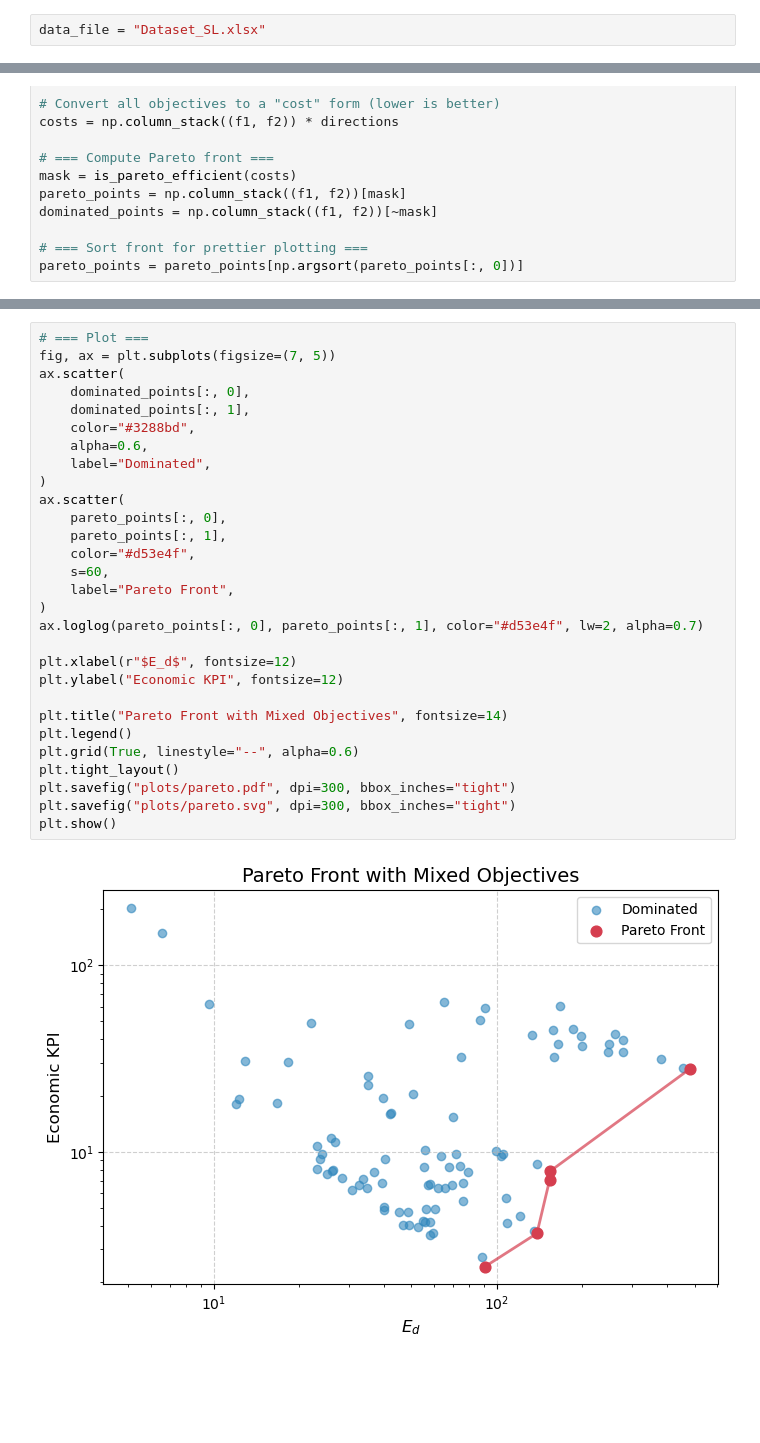
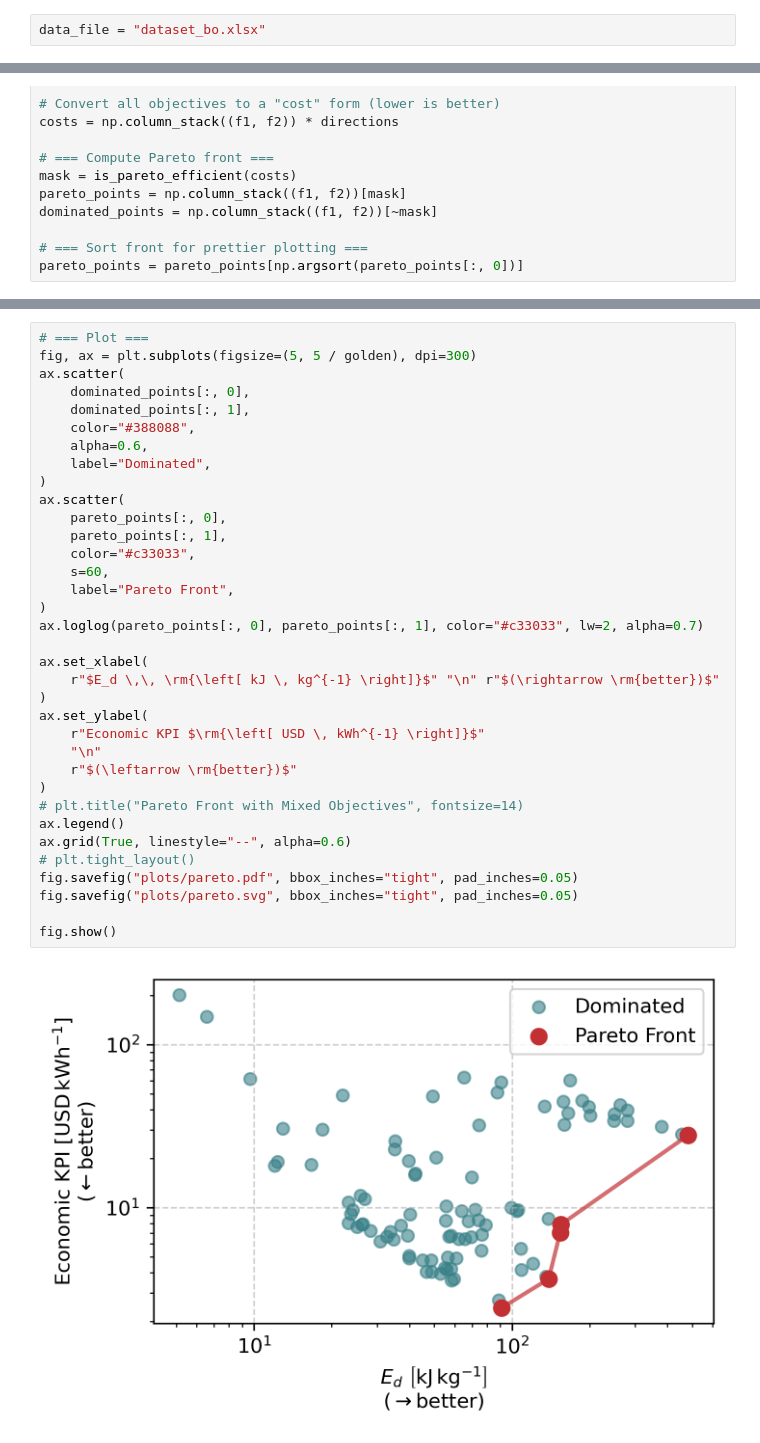
Before and after one commit to giuliobarl/cementbopt, a Jupyter notebook: plots.ipynb, the cells around one changed output, grey strips where cells are left out. Drawn from its saved outputs; the diff is of its cells as text; blank space fills up the shorter version.

```diff
--- a/plots.ipynb
+++ b/plots.ipynb
@@ -26,7 +28,7 @@ Path.mkdir(log_dir, exist_ok=True)
 # %% [markdown]
 ## Data reading
 # %%
-data_file = "Dataset_SL.xlsx"
+data_file = "dataset_bo.xlsx"
 # %% [markdown]
 ### Define experimental data
 # %%
@@ -262,31 +302,37 @@ pareto_points = pareto_points[np.argsort(pareto_points[:, 0])]
 # %%
 # === Plot ===
-fig, ax = plt.subplots(figsize=(7, 5))
+fig, ax = plt.subplots(figsize=(5, 5 / golden), dpi=300)
 ax.scatter(
     dominated_points[:, 0],
     dominated_points[:, 1],
-    color="#3288bd",
+    color="#388088",
     alpha=0.6,
     label="Dominated",
 )
 ax.scatter(
     pareto_points[:, 0],
     pareto_points[:, 1],
-    color="#d53e4f",
+    color="#c33033",
     s=60,
     label="Pareto Front",
 )
-ax.loglog(pareto_points[:, 0], pareto_points[:, 1], color="#d53e4f", lw=2, alpha=0.7)
+ax.loglog(pareto_points[:, 0], pareto_points[:, 1], color="#c33033", lw=2, alpha=0.7)
 
-plt.xlabel(r"$E_d$", fontsize=12)
-plt.ylabel("Economic KPI", fontsize=12)
+ax.set_xlabel(
+    r"$E_d \,\, \rm{\left[ kJ \, kg^{-1} \right]}$" "\n" r"$(\rightarrow \rm{better})$"
+)
+ax.set_ylabel(
+    r"Economic KPI $\rm{\left[ USD \, kWh^{-1} \right]}$"
+    "\n"
+    r"$(\leftarrow \rm{better})$"
+)
+# plt.title("Pareto Front with Mixed Objectives", fontsize=14)
+ax.legend()
+ax.grid(True, linestyle="--", alpha=0.6)
+# plt.tight_layout()
+fig.savefig("plots/pareto.pdf", bbox_inches="tight", pad_inches=0.05)
+fig.savefig("plots/pareto.svg", bbox_inches="tight", pad_inches=0.05)
 
-plt.title("Pareto Front with Mixed Objectives", fontsize=14)
-plt.legend()
-plt.grid(True, linestyle="--", alpha=0.6)
-plt.tight_layout()
-plt.savefig("plots/pareto.pdf", dpi=300, bbox_inches="tight")
-plt.savefig("plots/pareto.svg", dpi=300, bbox_inches="tight")
-plt.show()
+fig.show()
 # %% [output]
-[figure, old version]
+[figure, new version]
```
Also changed, not shown: parts of 27 cells of this notebook, 20 other files.
